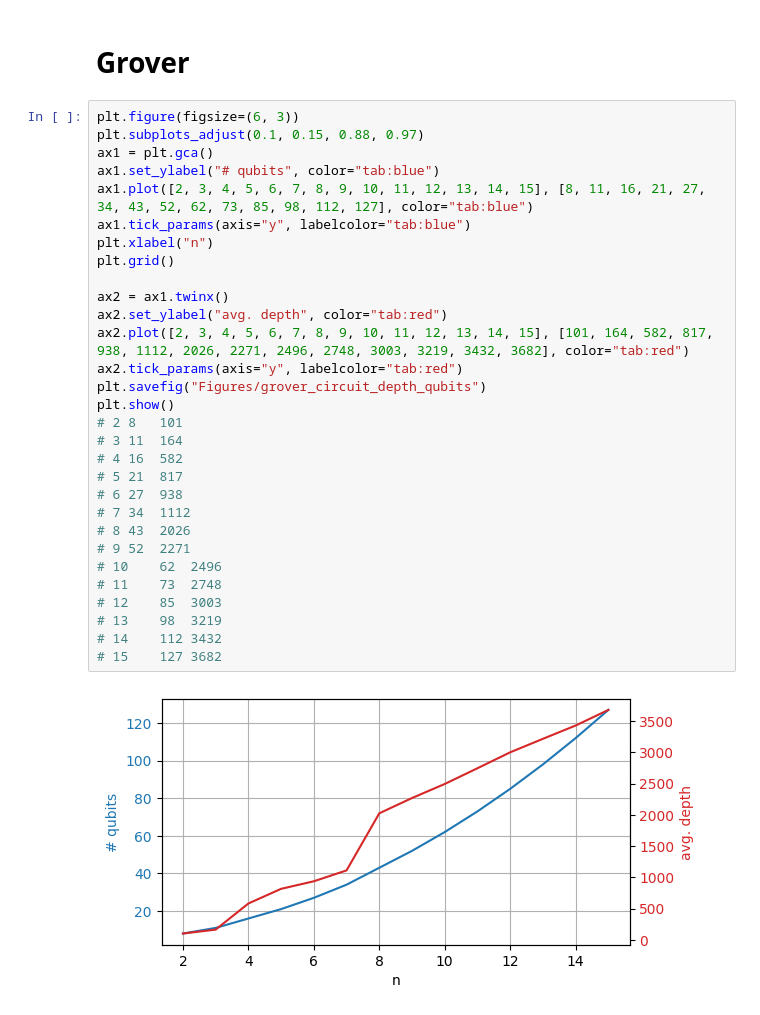
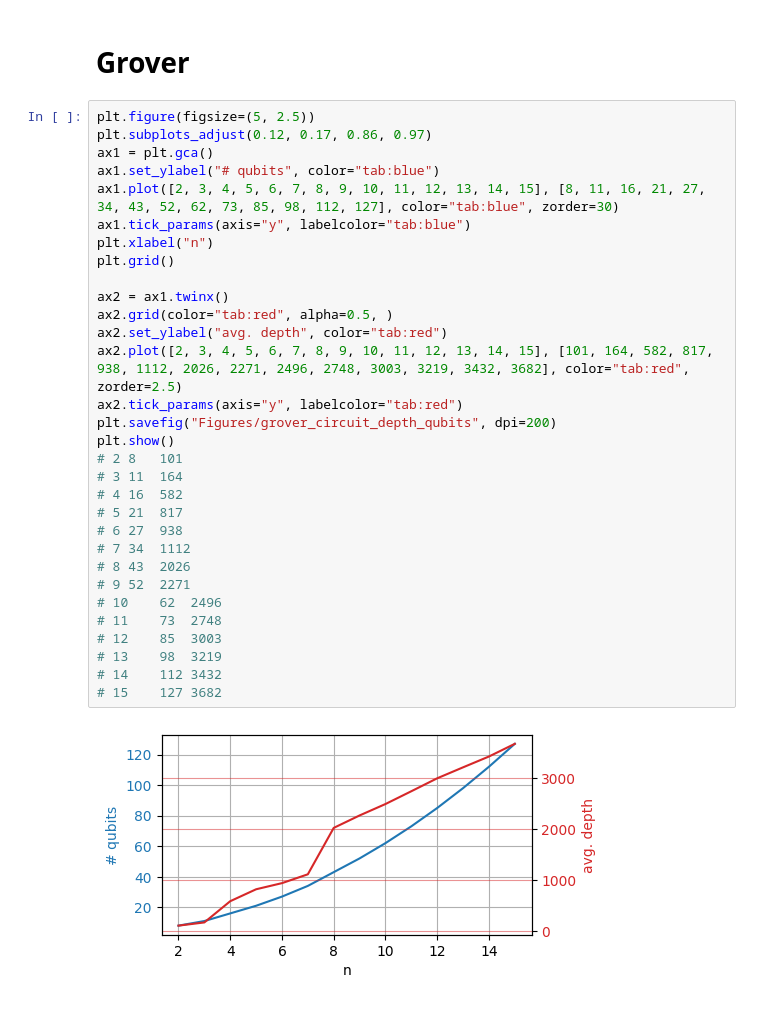
Before and after one commit to AlenLeban/KvantneKlike, a Jupyter notebook: visualize.ipynb, the cells around one changed output. Saved outputs shown, nothing was run; the diff lists cells and outputs as text.

```diff
--- a/visualize.ipynb
+++ b/visualize.ipynb
@@ -661,34 +662,35 @@ KeyError: 'n'
 # %% [markdown]
 # Grover
 # %%
-plt.figure(figsize=(6, 3))
-plt.subplots_adjust(0.1, 0.15, 0.88, 0.97)
+plt.figure(figsize=(5, 2.5))
+plt.subplots_adjust(0.12, 0.17, 0.86, 0.97)
 ax1 = plt.gca()
 ax1.set_ylabel("# qubits", color="tab:blue")
-ax1.plot([2, 3, 4, 5, 6, 7, 8, 9, 10, 11, 12, 13, 14, 15], [8, 11, 16, 21, 27, 34, 43, 52, 62, 73, 85, 98, 112, 127], color="tab:blue")
+ax1.plot([2, 3, 4, 5, 6, 7, 8, 9, 10, 11, 12, 13, 14, 15], [8, 11, 16, 21, 27, 34, 43, 52, 62, 73, 85, 98, 112, 127], color="tab:blue", zorder=30)
 ax1.tick_params(axis="y", labelcolor="tab:blue")
 plt.xlabel("n")
 plt.grid()
 
 ax2 = ax1.twinx()
+ax2.grid(color="tab:red", alpha=0.5, )
 ax2.set_ylabel("avg. depth", color="tab:red")
-ax2.plot([2, 3, 4, 5, 6, 7, 8, 9, 10, 11, 12, 13, 14, 15], [101, 164, 582, 817, 938, 1112, 2026, 2271, 2496, 2748, 3003, 3219, 3432, 3682], color="tab:red")
+ax2.plot([2, 3, 4, 5, 6, 7, 8, 9, 10, 11, 12, 13, 14, 15], [101, 164, 582, 817, 938, 1112, 2026, 2271, 2496, 2748, 3003, 3219, 3432, 3682], color="tab:red", zorder=2.5)
 ax2.tick_params(axis="y", labelcolor="tab:red")
-plt.savefig("Figures/grover_circuit_depth_qubits")
+plt.savefig("Figures/grover_circuit_depth_qubits", dpi=200)
 plt.show()
 # 2	8	101
 # 3	11	164
 # 4	16	582
 # 5	21	817
 # 6	27	938
 # 7	34	1112
 # 8	43	2026
 # 9	52	2271
 # 10	62	2496
 # 11	73	2748
 # 12	85	3003
 # 13	98	3219
 # 14	112	3432
 # 15	127	3682
 # %% [output]
-[figure, old version]
+[figure, new version]
```
Also changed, not shown: parts of 3 cells of this notebook, 18 other files.
